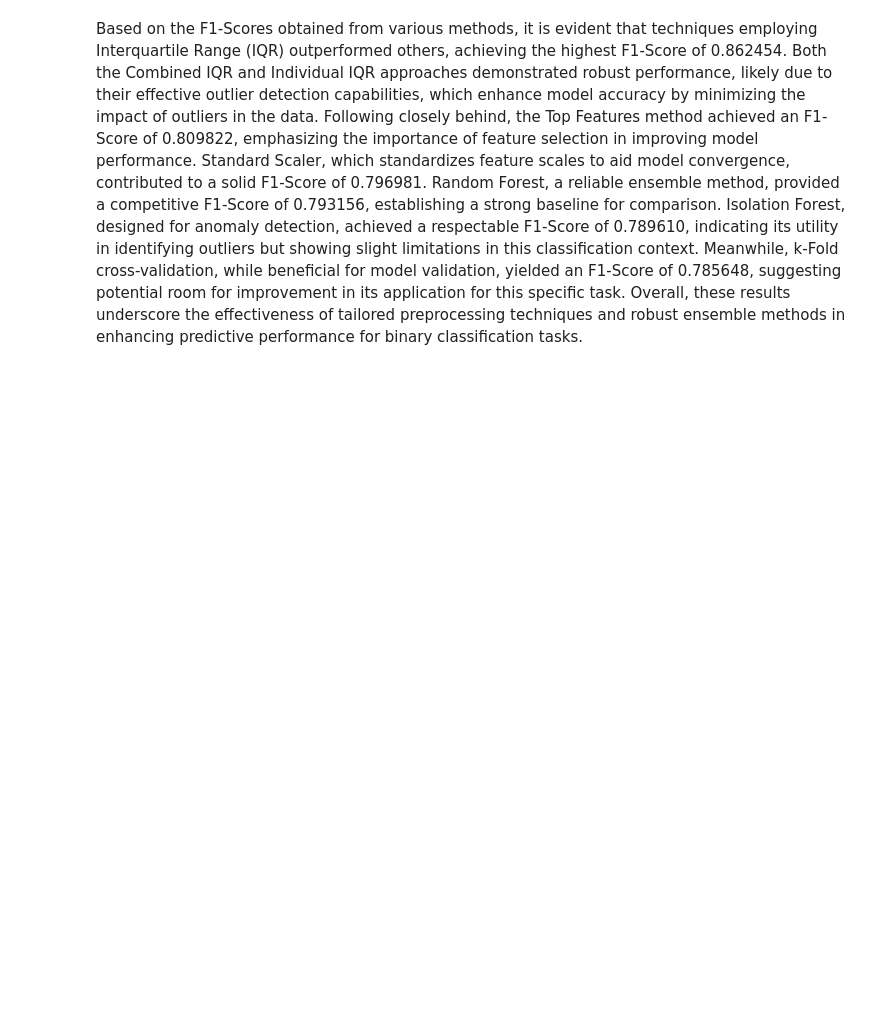
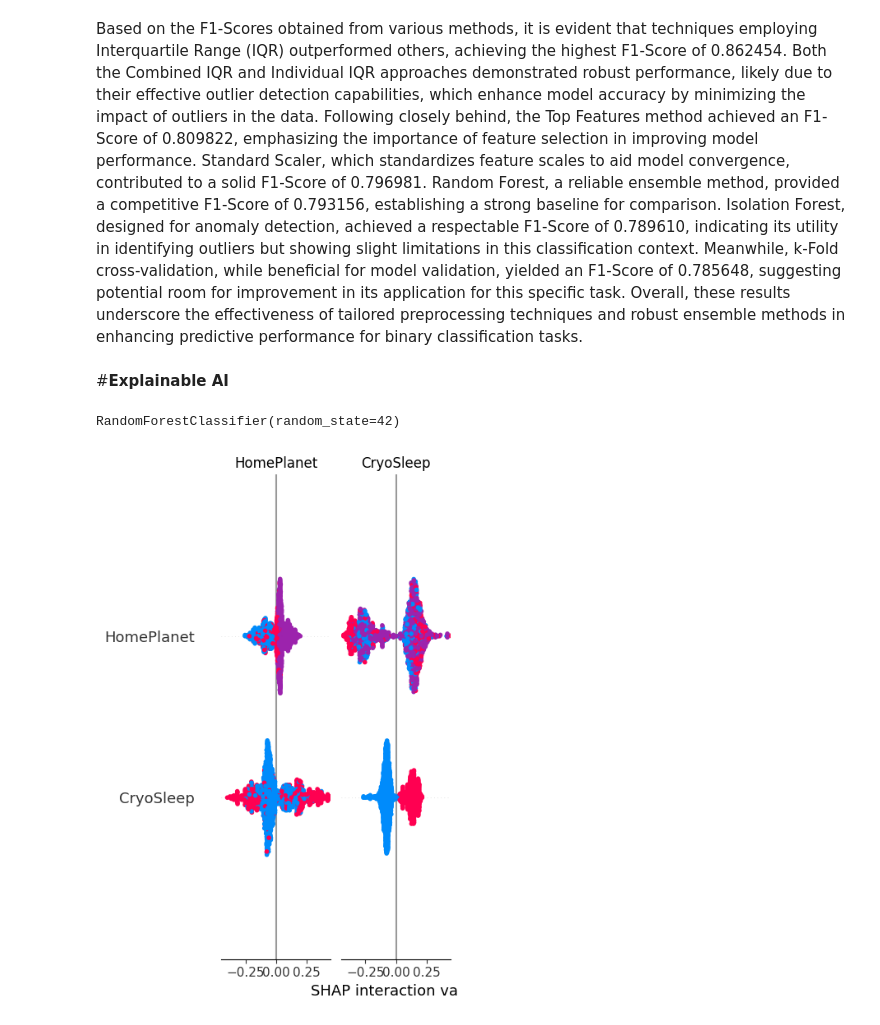
Before and after one commit to 7PAM2015-0509-2023TEAM1/Kaggle-Challenge, a Jupyter notebook: Kaggle_Challenge.ipynb, the cells around one changed output. Saved outputs shown, nothing was run; the diff lists cells and outputs as text; code cells hidden in the pictures; blank space fills up the shorter version.

```diff
--- a/Kaggle_Challenge.ipynb
+++ b/Kaggle_Challenge.ipynb
@@ -1192,3 +1190,27 @@ plt.show()
 **Explanation**
 # %% [markdown]
 Based on the F1-Scores obtained from various methods, it is evident that techniques employing Interquartile Range (IQR) outperformed others, achieving the highest F1-Score of 0.862454. Both the Combined IQR and Individual IQR approaches demonstrated robust performance, likely due to their effective outlier detection capabilities, which enhance model accuracy by minimizing the impact of outliers in the data. Following closely behind, the Top Features method achieved an F1-Score of 0.809822, emphasizing the importance of feature selection in improving model performance. Standard Scaler, which standardizes feature scales to aid model convergence, contributed to a solid F1-Score of 0.796981. Random Forest, a reliable ensemble method, provided a competitive F1-Score of 0.793156, establishing a strong baseline for comparison. Isolation Forest, designed for anomaly detection, achieved a respectable F1-Score of 0.789610, indicating its utility in identifying outliers but showing slight limitations in this classification context. Meanwhile, k-Fold cross-validation, while beneficial for model validation, yielded an F1-Score of 0.785648, suggesting potential room for improvement in its application for this specific task. Overall, these results underscore the effectiveness of tailored preprocessing techniques and robust ensemble methods in enhancing predictive performance for binary classification tasks.
+# %% [markdown]
+#**Explainable AI**
+# %%
+
+# Split data into features and target
+X = df_new.drop('Transported', axis=1)
+y = df_new['Transported']
+
+# Split data into training and testing sets
+X_train, X_test, y_train, y_test = train_test_split(X, y, test_size=0.2, random_state=42)
+
+# Train a model (example with RandomForestClassifier)
+model = RandomForestClassifier(n_estimators=100, random_state=42)
+model.fit(X_train, y_train)
+# %% [output]
+RandomForestClassifier(random_state=42)
+# %%
+X_test_shap = X_test
+
+#shap_values = explainer(X_test_shap)
+shap_values = shap.TreeExplainer(model).shap_values(X_test_shap)
+shap.summary_plot(shap_values, X_test_shap)
+# %% [output]
+[figure, added]
```
Also changed, not shown: parts of 6 cells of this notebook.
